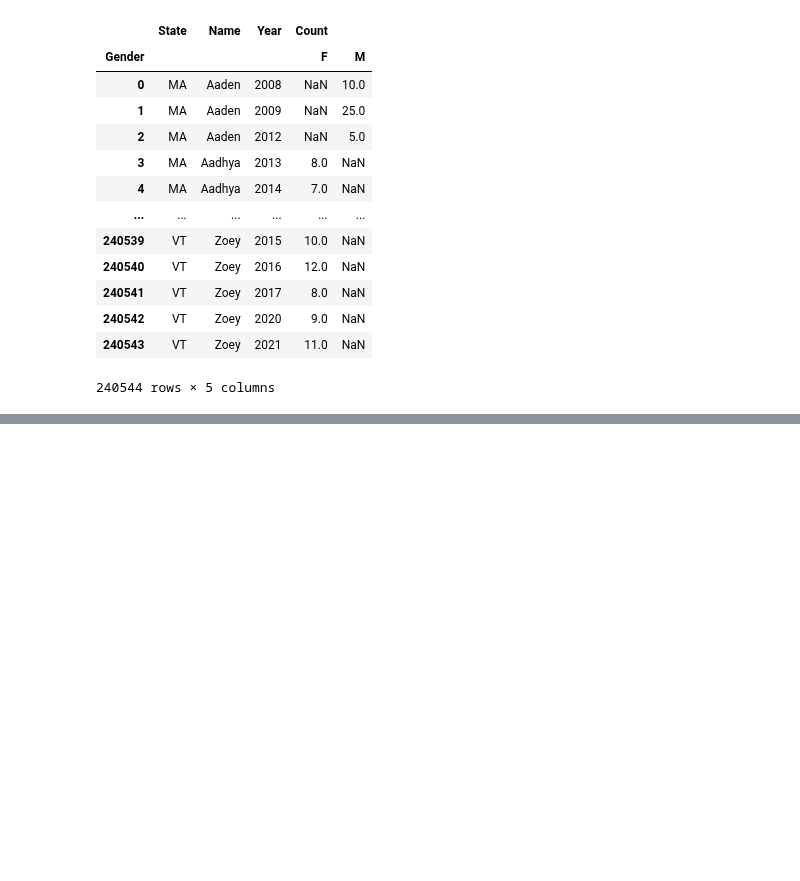
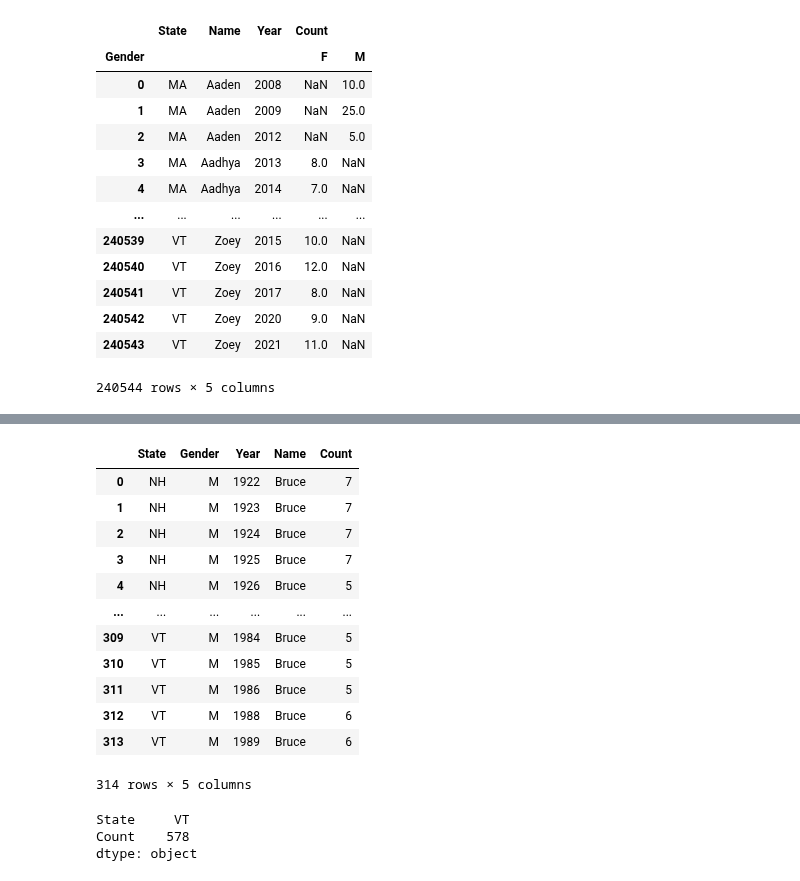
Before and after one commit to usm-cos422-522/courseMaterials, a Jupyter notebook: Lectures/Babynames.ipynb, the cells around one changed output, grey strips where cells are left out. Saved outputs shown, nothing was run; the diff lists cells and outputs as text; code cells hidden in the pictures; blank space fills up the shorter version.

```diff
--- a/Lectures/Babynames.ipynb
+++ b/Lectures/Babynames.ipynb
@@ -390,0 +427,23 @@ babynames_index.reset_index()
+# %%
+bruce_group.reset_index(drop=True)
+# %% [output]
+|  | State | Gender | Year | Name | Count |
+| 0 | NH | M | 1922 | Bruce | 7 |
+| 1 | NH | M | 1923 | Bruce | 7 |
+| 2 | NH | M | 1924 | Bruce | 7 |
+| 3 | NH | M | 1925 | Bruce | 7 |
+| 4 | NH | M | 1926 | Bruce | 5 |
+| ... | ... | ... | ... | ... | ... |
+| 309 | VT | M | 1984 | Bruce | 5 |
+| 310 | VT | M | 1985 | Bruce | 5 |
+| 311 | VT | M | 1986 | Bruce | 5 |
+| 312 | VT | M | 1988 | Bruce | 6 |
+| 313 | VT | M | 1989 | Bruce | 6 |
+314 rows × 5 columns
+# %%
+#What state had the maximum number of Bruces
+bruce_group[['State','Count']].max()
+# %% [output]
+State     VT
+Count    578
+dtype: object
```
Also changed, not shown: parts of 6 cells of this notebook.
